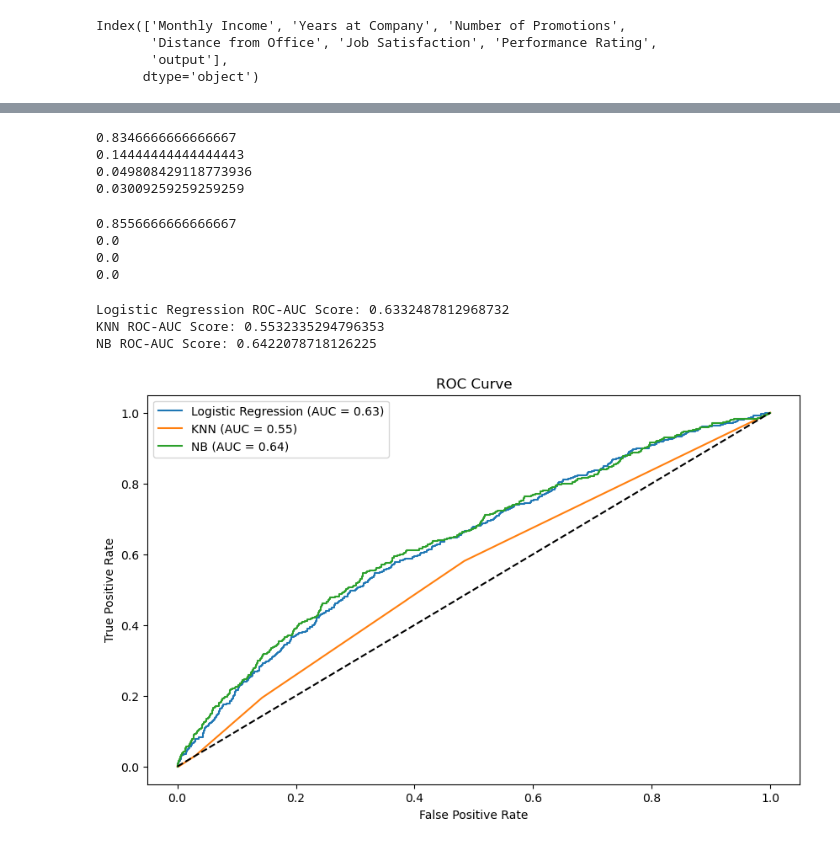
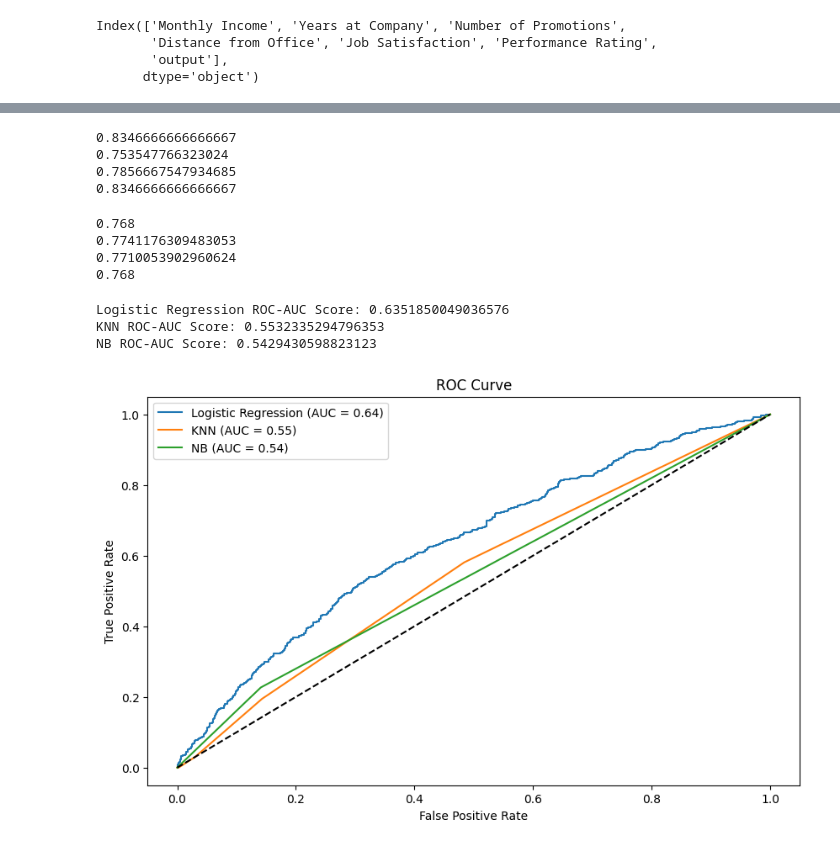
Before and after one commit to qmdismnp/Schulich_DS_MBAN, a Jupyter notebook: practice.ipynb, the cells around one changed output, grey strips where cells are left out. Saved outputs shown, nothing was run; the diff lists cells and outputs as text; code cells hidden in the pictures.

```diff
--- a/practice.ipynb
+++ b/practice.ipynb
@@ -179,5 +180,5 @@ plt.show()
 # %%
 df = df.drop(columns=['Employee ID', 'Age', 'Gender', 'Job Role','Department','Attrition','Last Raise Percentage'])
 # %%
-df['Promotion Rate'] = df['Number of Promotions'] / df['Years at Company']
-df
+#df['Promotion Rate'] = df['Number of Promotions'] / df['Years at Company']
+#df
@@ -241,5 +246,6 @@ from sklearn.svm import SVC
 knn = KNeighborsClassifier()
 logreg = LogisticRegression()
 nb = GaussianNB()
-svc = SVC()
+dt = DecisionTreeClassifier()
+svc=SVC(kernel='rbf')
 # %%
@@ -267,9 +287,9 @@ SVC Classifier Mean F1 Score: 0.0
 # %%
 #building an actual model
-
 KNN = knn.fit(X_train, y_train)
 LOG = logreg.fit(X_train, y_train)
-NB = nb.fit(X_train, y_train)
+#NB = nb.fit(X_train, y_train)
+DT = dt.fit(X_train, y_train)
 
 #prediction y
 y_pred_log = LOG.predict(X_test)
@@ -278,5 +298,8 @@ y_proba_log = LOG.predict_proba(X_test)[:, 1]
 y_pred_knn=KNN.predict(X_test)
 y_proba_knn = KNN.predict_proba(X_test)[:, 1]
 
-y_pred_nb = NB.predict(X_test)
-y_proba_nb = NB.predict_proba(X_test)[:, 1]
+#y_pred_nb = NB.predict(X_test)
+#y_proba_nb = NB.predict_proba(X_test)[:, 1]
+
+y_pred_dt = DT.predict(X_test)
+y_proba_dt = DT.predict_proba(X_test)[:,1]
@@ -295,57 +325,59 @@ print(recall_score(y_test, y_pred_log))
 # %%
 #KNN score
 print(accuracy_score(y_test, y_pred_knn))
-print(precision_score(y_test, y_pred_knn))
-print(f1_score(y_test, y_pred_knn))
-print(recall_score(y_test, y_pred_knn))
+print(precision_score(y_test, y_pred_knn,average='weighted'))
+print(f1_score(y_test, y_pred_knn,average='weighted'))
+print(recall_score(y_test, y_pred_knn,average='weighted'))
 # %% [output]
 0.8346666666666667
-0.14444444444444443
-0.049808429118773936
-0.03009259259259259
+0.753547766323024
+0.7856667547934685
+0.8346666666666667
 # %%
-print(accuracy_score(y_test, y_pred_nb))
-print(precision_score(y_test, y_pred_nb))
-print(f1_score(y_test, y_pred_nb))
-print(recall_score(y_test, y_pred_nb))
+#nb score
+#print(accuracy_score(y_test, y_pred_nb))
+#print(precision_score(y_test, y_pred_nb,average='weighted'))
+#print(f1_score(y_test, y_pred_nb,average='weighted'))
+#print(recall_score(y_test, y_pred_nb,average='weighted'))
-# %% [output]
-0.8556666666666667
-0.0
-0.0
-0.0
+# %%
+#dt score
+print(accuracy_score(y_test, y_pred_dt))
+print(precision_score(y_test, y_pred_dt,average='weighted'))
+print(f1_score(y_test, y_pred_dt,average='weighted'))
+print(recall_score(y_test, y_pred_dt,average='weighted'))
+# %% [output]
+0.768
+0.7741176309483053
+0.7710053902960624
+0.768
 # %%
 #Compute ROC-AUC Scores
 roc_auc_log = roc_auc_score(y_test, y_proba_log)
 roc_auc_knn = roc_auc_score(y_test, y_proba_knn)
-roc_auc_nb = roc_auc_score(y_test, y_proba_nb)
+#roc_auc_nb = roc_auc_score(y_test, y_proba_nb)
+roc_auc_dt = roc_auc_score(y_test, y_proba_dt)
 
 print("Logistic Regression ROC-AUC Score:", roc_auc_log)
 print("KNN ROC-AUC Score:", roc_auc_knn)
-print("NB ROC-AUC Score:", roc_auc_nb)
+print("NB ROC-AUC Score:", roc_auc_dt)
 
 # Step 3: Plot ROC Curves
 fpr_log, tpr_log, _ = roc_curve(y_test, y_proba_log)
 fpr_knn, tpr_knn, _ = roc_curve(y_test, y_proba_knn)
-fpr_nb, tpr_nb, _ = roc_curve(y_test, y_proba_nb)
+fpr_dt, tpr_dt, _ = roc_curve(y_test, y_proba_dt)
 
 plt.figure(figsize=(10, 6))
 plt.plot(fpr_log, tpr_log, label=f'Logistic Regression (AUC = {roc_auc_log:.2f})')
 plt.plot(fpr_knn, tpr_knn, label=f'KNN (AUC = {roc_auc_knn:.2f})')
-plt.plot(fpr_nb, tpr_nb, label=f'NB (AUC = {roc_auc_nb:.2f})')
+plt.plot(fpr_dt, tpr_dt, label=f'NB (AUC = {roc_auc_dt:.2f})')
 plt.plot([0, 1], [0, 1], 'k--')
 plt.xlabel('False Positive Rate')
 plt.ylabel('True Positive Rate')
 plt.title('ROC Curve')
 plt.legend()
 plt.show()
-
-# Step 4: Confusion Matrix
-#cm_log = confusion_matrix(y_test, y_pred_log)
-#cm_knn = confusion_matrix(y_test, y_pred_knn)
-#print(cm_log)
-#print(cm_knn)
 # %% [output]
-Logistic Regression ROC-AUC Score: 0.6332487812968732
+Logistic Regression ROC-AUC Score: 0.6351850049036576
 KNN ROC-AUC Score: 0.5532335294796353
-NB ROC-AUC Score: 0.6422078718126225
+NB ROC-AUC Score: 0.5429430598823123
-[figure, old version]
+[figure, new version]
```
Also changed, not shown: parts of 31 cells of this notebook, 3 other files.
